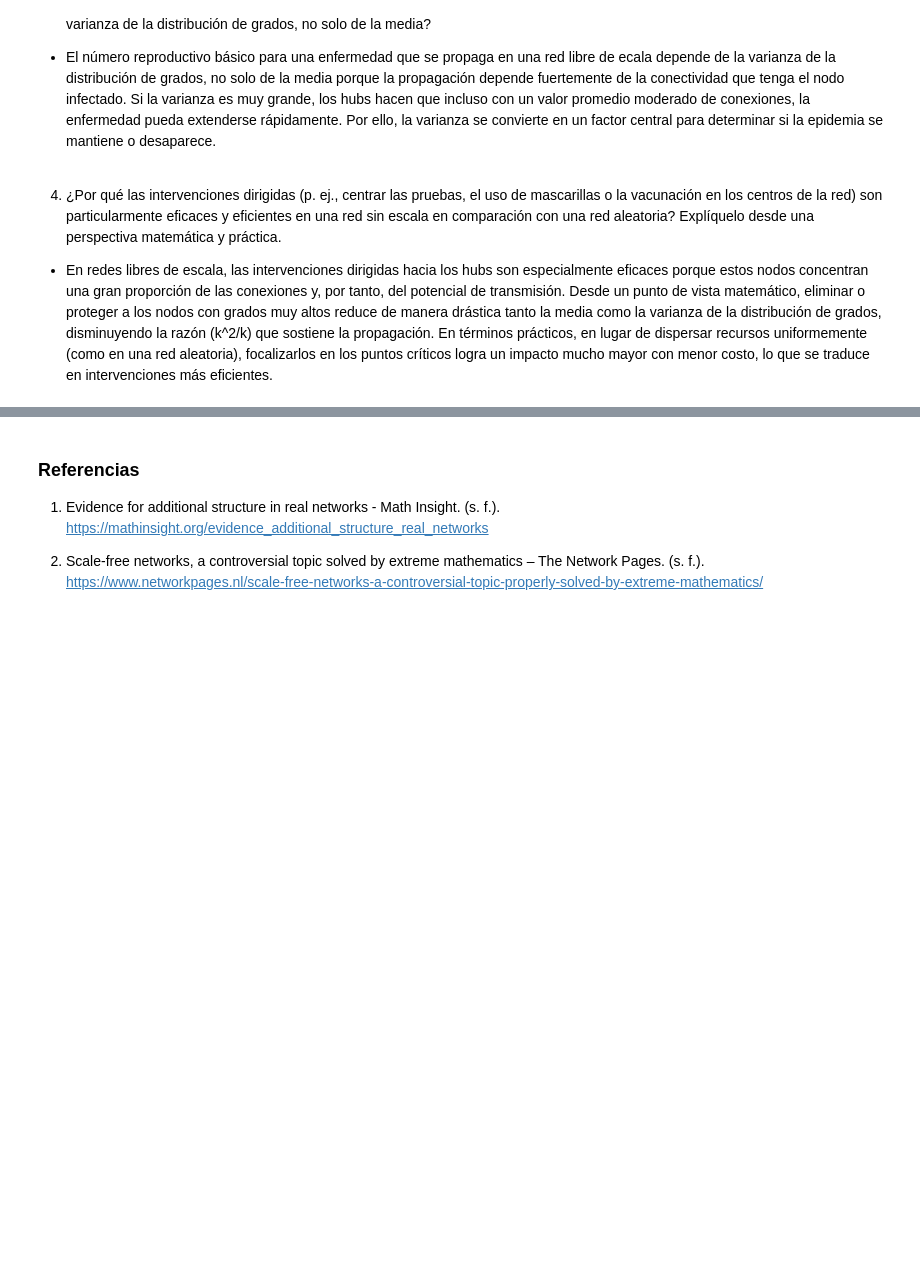
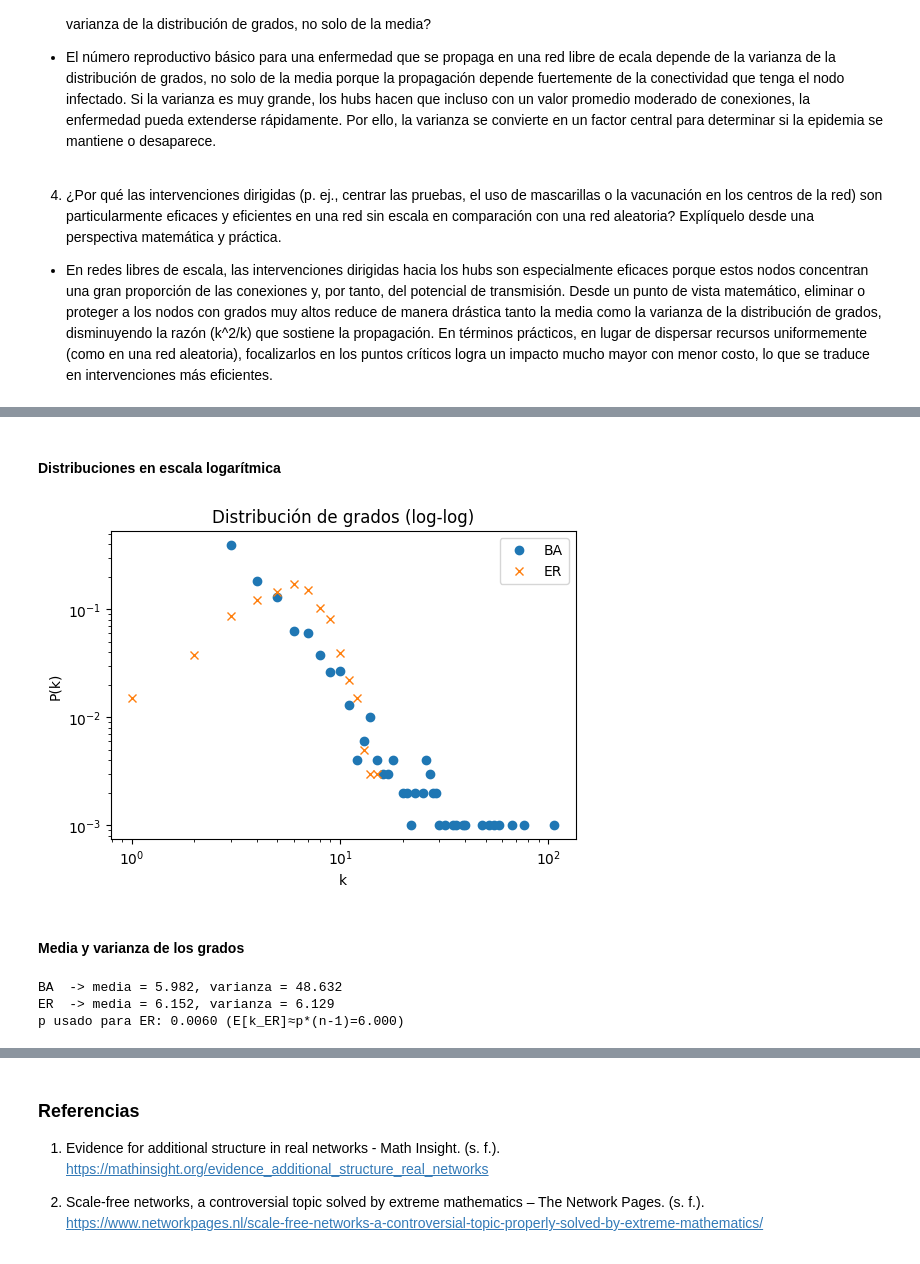
Before and after one commit to FabianKel/ModSim-LAB5, a Jupyter notebook: parte-1.ipynb, the cells around one changed output, grey strips where cells are left out. Saved outputs shown, nothing was run; the diff lists cells and outputs as text; code cells hidden in the pictures; blank space fills up the shorter version.

```diff
--- a/parte-1.ipynb
+++ b/parte-1.ipynb
@@ -45,0 +104,38 @@ red aleatoria? Explíquelo desde una perspectiva matemática y práctica.
+# %% [markdown]
+#### **Distribuciones en escala logarítmica**
+# %%
+def degree_hist(degrees):
+    counts = Counter(degrees)
+    ks = np.array(sorted([k for k in counts if k > 0]))
+    ps = np.array([counts[k] for k in ks], dtype=float) / len(degrees)
+    return ks, ps
+
+ks_ba, ps_ba = degree_hist(deg_ba)
+ks_er, ps_er = degree_hist(deg_er)
+
+plt.figure(figsize=(6,4))
+plt.loglog(ks_ba, ps_ba, marker='o', linestyle='none', label="BA")
+plt.loglog(ks_er, ps_er, marker='x', linestyle='none', label="ER")
+plt.title("Distribución de grados (log-log)")
+plt.xlabel("k")
+plt.ylabel("P(k)")
+plt.legend()
+plt.show()
+# %% [output]
+[figure, added]
+# %% [markdown]
+#### **Media y varianza de los grados**
+# %%
+def summary_stats(arr):
+    return float(np.mean(arr)), float(np.var(arr, ddof=0))
+
+mean_ba, var_ba = summary_stats(deg_ba)
+mean_er, var_er = summary_stats(deg_er)
+
+print(f"BA  -> media = {mean_ba:.3f}, varianza = {var_ba:.3f}")
+print(f"ER  -> media = {mean_er:.3f}, varianza = {var_er:.3f}")
+print(f"p usado para ER: {p:.4f} (E[k_ER]≈p*(n-1)={p*(n-1):.3f})")
+# %% [output]
+BA  -> media = 5.982, varianza = 48.632
+ER  -> media = 6.152, varianza = 6.129
+p usado para ER: 0.0060 (E[k_ER]≈p*(n-1)=6.000)
```
Also changed, not shown: parts of 13 cells of this notebook.
